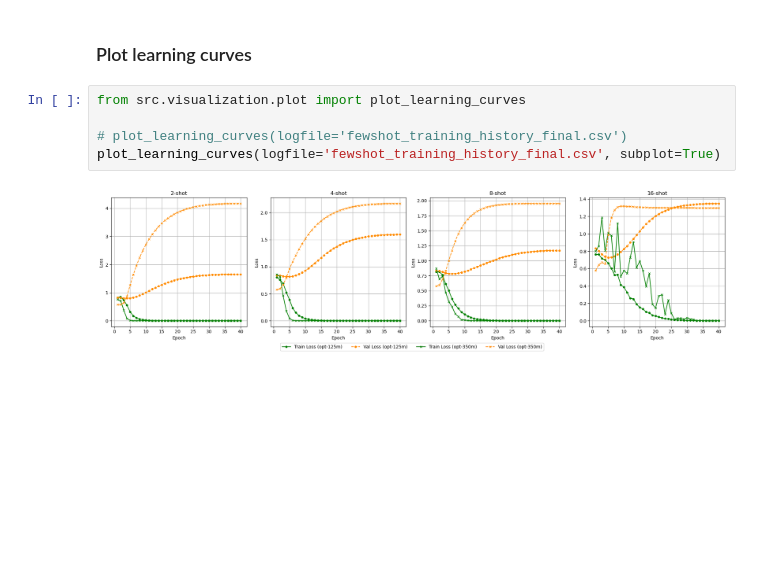
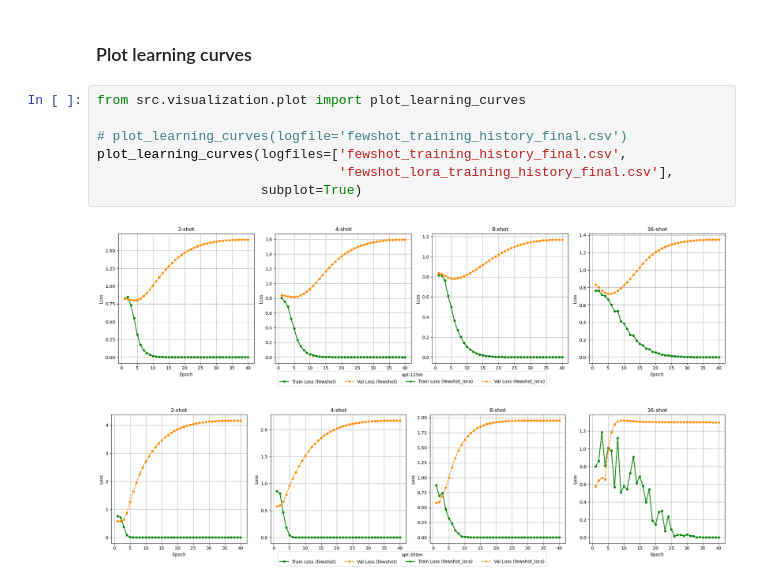
Before and after one commit to jmcc5/llm-finetuning, a Jupyter notebook: experiments/examples/figures_test.ipynb, the cells around one changed output. Saved outputs shown, nothing was run; the diff lists cells and outputs as text; blank space fills up the shorter version.

Commit message:
update plot_learning_curves

```diff
--- a/experiments/examples/figures_test.ipynb
+++ b/experiments/examples/figures_test.ipynb
@@ -19,7 +22,10 @@ plot_in_out_domain_subplots(logfiles=['fewshot_metrics_final.csv',
 # %%
 from src.visualization.plot import plot_learning_curves
 
 # plot_learning_curves(logfile='fewshot_training_history_final.csv')
-plot_learning_curves(logfile='fewshot_training_history_final.csv', subplot=True)
+plot_learning_curves(logfiles=['fewshot_training_history_final.csv',
+                               'fewshot_lora_training_history_final.csv'],
+                     subplot=True)
 # %% [output]
-[figure, old version]
+[figure, new version]
+[figure, added]
```
Also changed, not shown: parts of 1 cell of this notebook, 1 other file.
